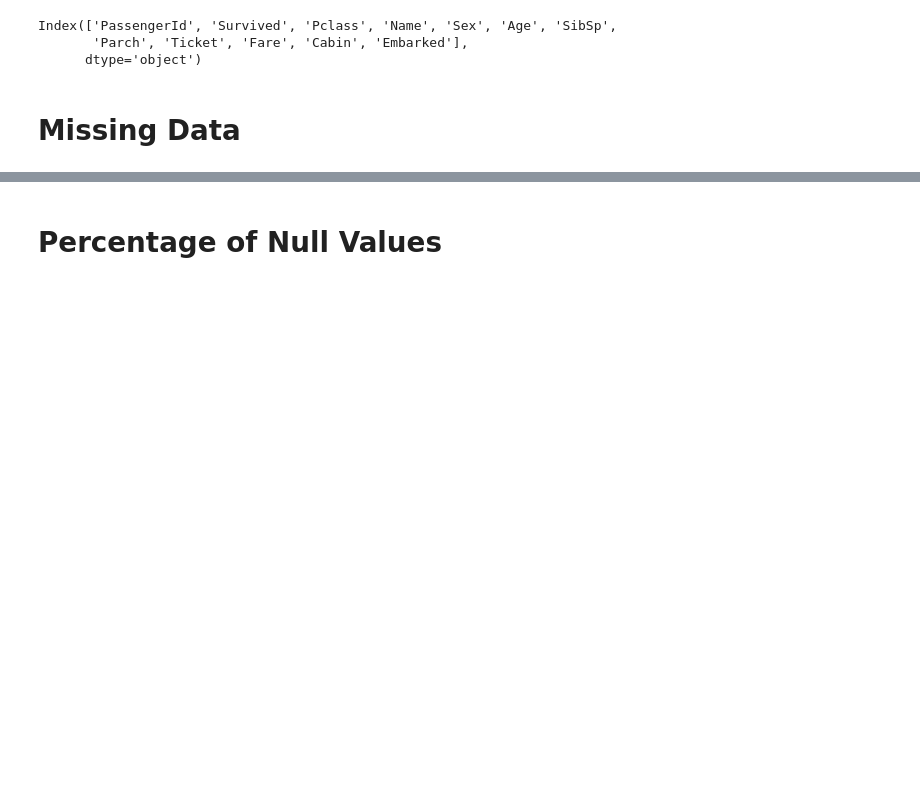
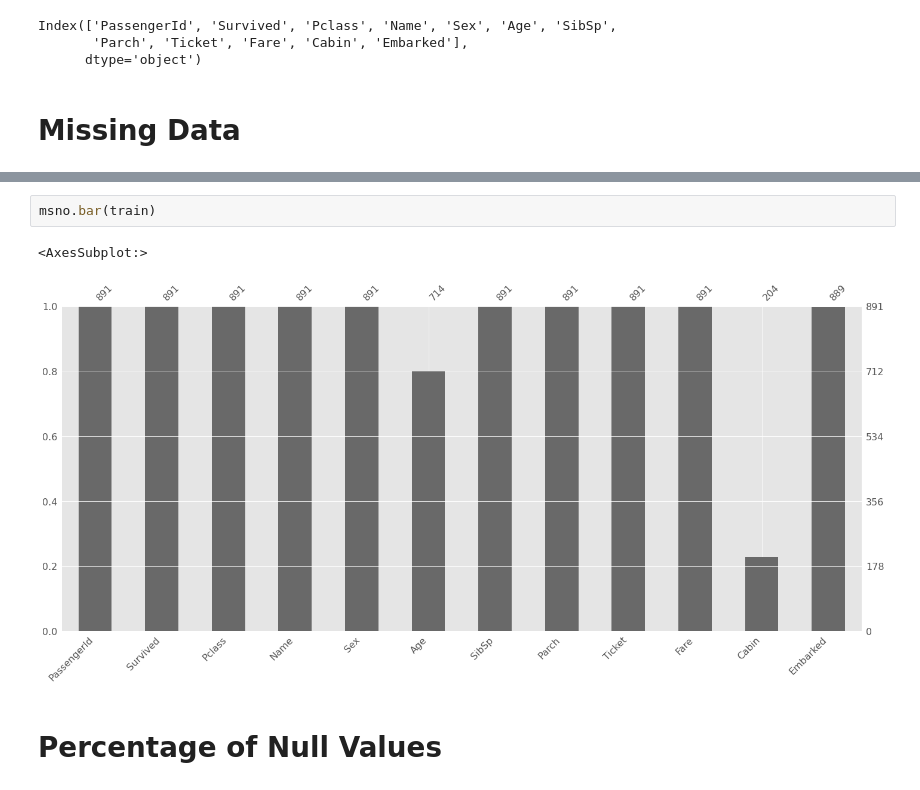
Before and after one commit to melling/ml-kaggle-titanic, a Jupyter notebook: titanic-eda01-biased-outliers.ipynb, the cells around one changed output, grey strips where cells are left out. Saved outputs shown, nothing was run; the diff lists cells and outputs as text; blank space fills up the shorter version.

```diff
--- a/titanic-eda01-biased-outliers.ipynb
+++ b/titanic-eda01-biased-outliers.ipynb
@@ -172,3 +150,8 @@ memory usage: 83.7+ KB
+# %%
+msno.bar(train)
+# %% [output]
+<AxesSubplot:>
+[figure, added]
 # %% [markdown]
 # Percentage of Null Values
 # %%
```
Also changed, not shown: parts of 6 cells of this notebook.
